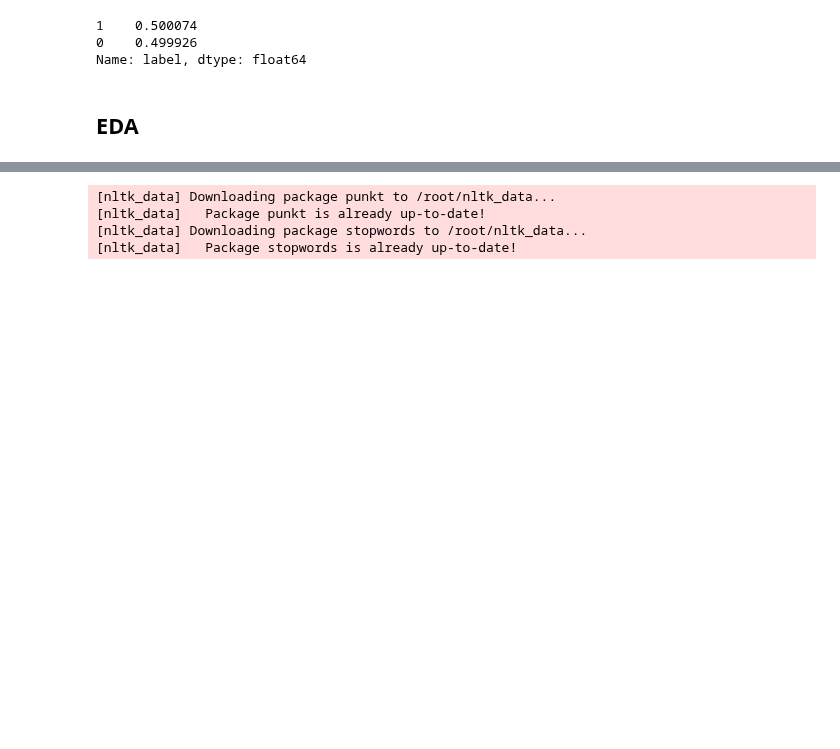
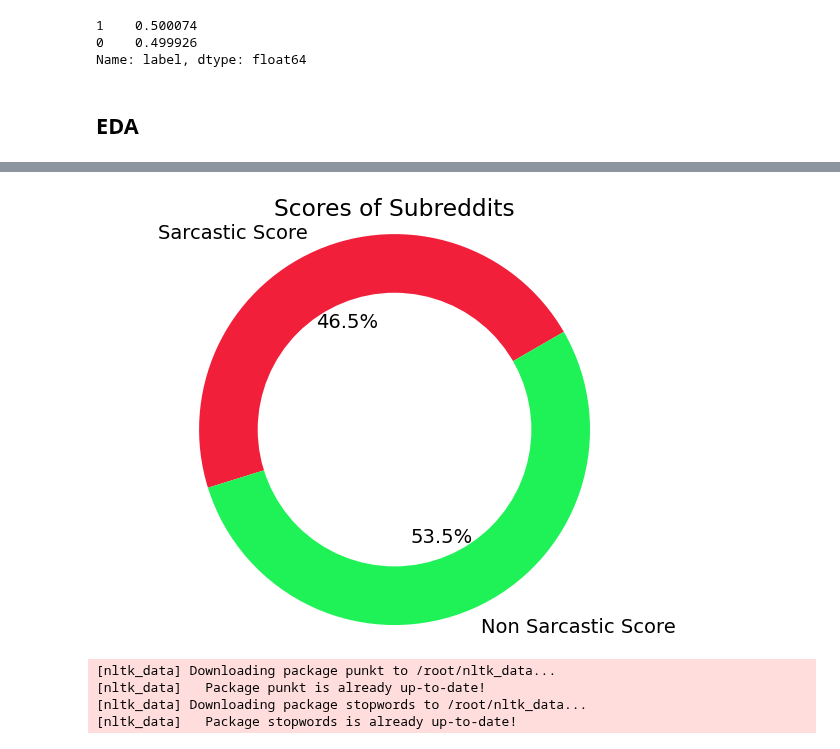
Before and after one commit to brianellis1997/Sarcasm_Detection, a Jupyter notebook: DS_440_Traditional_Models.ipynb, the cells around one changed output, grey strips where cells are left out. Saved outputs shown, nothing was run; the diff lists cells and outputs as text; code cells hidden in the pictures; blank space fills up the shorter version.

```diff
--- a/DS_440_Traditional_Models.ipynb
+++ b/DS_440_Traditional_Models.ipynb
@@ -84,3 +109,22 @@ non_sarcastic_com = train_bal[train_bal['label'] == 0]
+# %%
+
+labels = ['Sarcastic Score', 'Non Sarcastic Score']
+sizes = [3235069, 3725113]
+colors = ['#F21F3B', '#1FF257']
+
+plt.rcParams.update({'font.size': 14})
+fig1, ax1 = plt.subplots()
+ax1.pie(sizes, colors = colors, labels=labels, autopct='%1.1f%%', startangle=30)
+ax1.set_title("Scores of Subreddits")
+
+centre_circle = plt.Circle((0,0),0.70,fc='white')
+fig = plt.gcf()
+fig.gca().add_artist(centre_circle)
+ax1.axis('equal')
+plt.tight_layout()
+plt.show()
+# %% [output]
+[figure, added]
 # %%
 import nltk
 from nltk import word_tokenize, sent_tokenize
```
Also changed, not shown: parts of 5 cells of this notebook.
